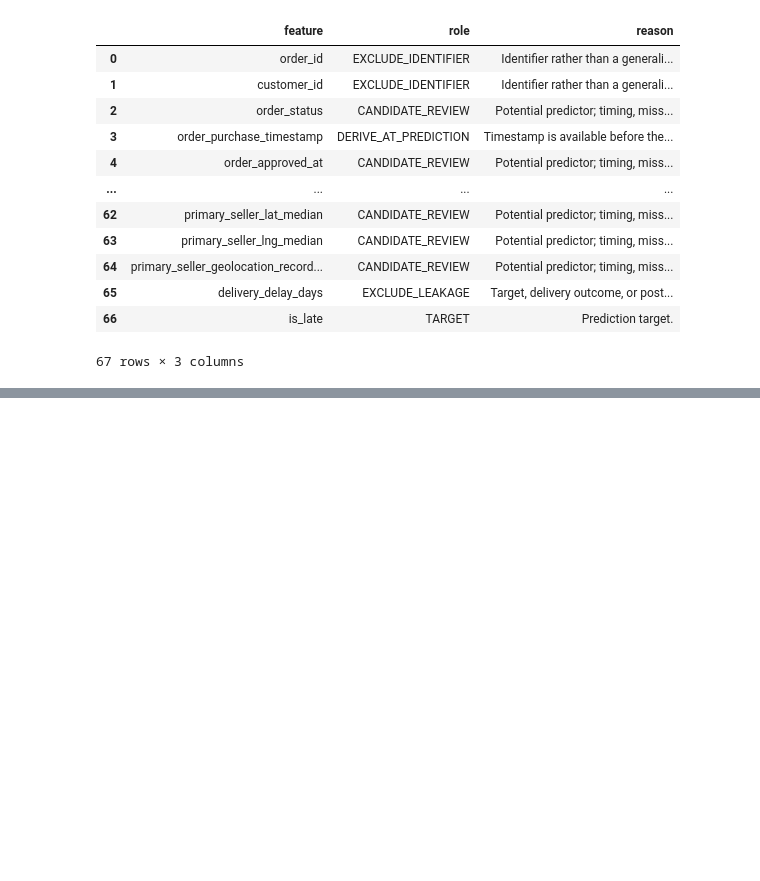
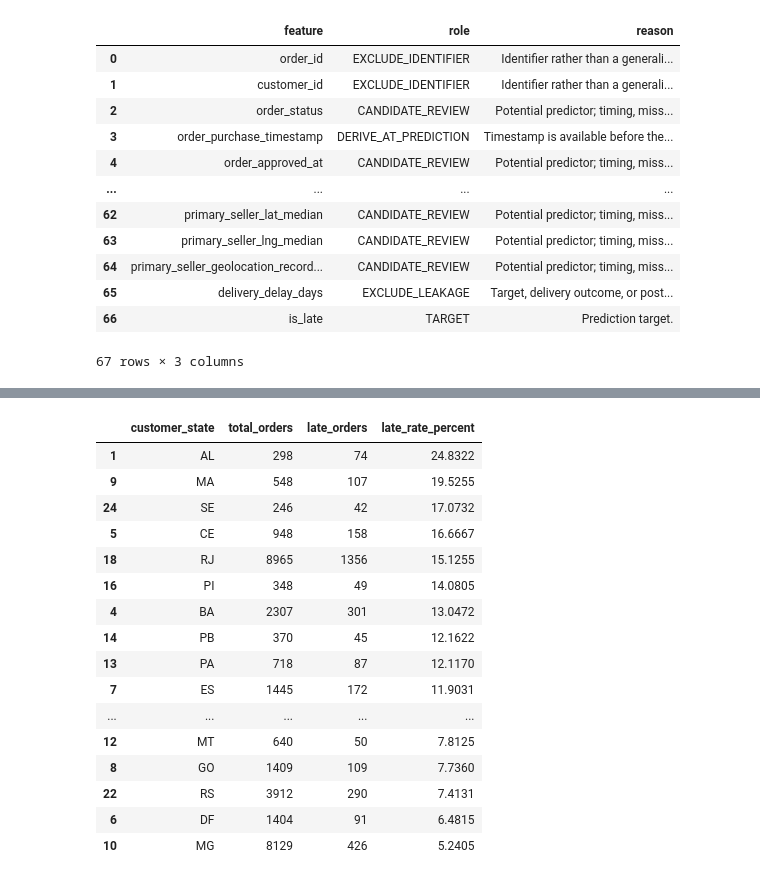
Before and after one commit to HaneenDahbour/olist-late-delivery-mlops, a Jupyter notebook: notebooks/04_train_eda.ipynb, the cells around one changed output, grey strips where cells are left out. Cells and saved outputs as stored; diff of their text form; code cells hidden in the pictures; blank space fills up the shorter version.

```diff
--- a/notebooks/04_train_eda.ipynb
+++ b/notebooks/04_train_eda.ipynb
@@ -1004,0 +1273,73 @@ Ready for Notebook 5: YES
+# %%
+crosstab_columns = [
+    "customer_state",
+    "primary_seller_state",
+    "primary_payment_type",
+    "primary_product_category",
+]
+
+crosstab_columns = [
+    c for c in crosstab_columns
+    if c in train.columns
+]
+
+for column in crosstab_columns:
+    grouped = (
+        train.groupby(
+            column,
+            dropna=False,
+        )
+        .agg(
+            total_orders=(
+                "order_id",
+                "count",
+            ),
+            late_orders=(
+                "is_late",
+                "sum",
+            ),
+            late_rate=(
+                "is_late",
+                "mean",
+            ),
+        )
+        .reset_index()
+    )
+
+    grouped[
+        "late_rate_percent"
+    ] = (
+        grouped["late_rate"]
+        * 100
+    ).round(4)
+
+    stable = grouped[
+        grouped["total_orders"] >= 100
+    ].copy()
+
+    stable = stable.sort_values(
+        "late_rate",
+        ascending=False,
+    )
+
+    print(
+        f"\n=== TARGET CROSSTAB: "
+        f"{column} ==="
+    )
+
+    display(
+        stable[
+            [
+                column,
+                "total_orders",
+                "late_orders",
+                "late_rate_percent",
+            ]
+        ].head(20)
+    )
+
+print(
+    f"Categorical target crosstabs inspected: "
+    f"{len(crosstab_columns)}"
+)
+# %% [output]
@@ -1004,0 +1347,17 @@ Ready for Notebook 5: YES
+|  | customer_state | total_orders | late_orders | late_rate_percent |
+| 1 | AL | 298 | 74 | 24.8322 |
+| 9 | MA | 548 | 107 | 19.5255 |
+| 24 | SE | 246 | 42 | 17.0732 |
+| 5 | CE | 948 | 158 | 16.6667 |
+| 18 | RJ | 8965 | 1356 | 15.1255 |
+| 16 | PI | 348 | 49 | 14.0805 |
+| 4 | BA | 2307 | 301 | 13.0472 |
+| 14 | PB | 370 | 45 | 12.1622 |
+| 13 | PA | 718 | 87 | 12.1170 |
+| 7 | ES | 1445 | 172 | 11.9031 |
+| ... | ... | ... | ... | ... |
+| 12 | MT | 640 | 50 | 7.8125 |
+| 8 | GO | 1409 | 109 | 7.7360 |
+| 22 | RS | 3912 | 290 | 7.4131 |
+| 6 | DF | 1404 | 91 | 6.4815 |
+| 10 | MG | 8129 | 426 | 5.2405 |
```
Also changed, not shown: parts of 17 cells of this notebook, 2 other files.
